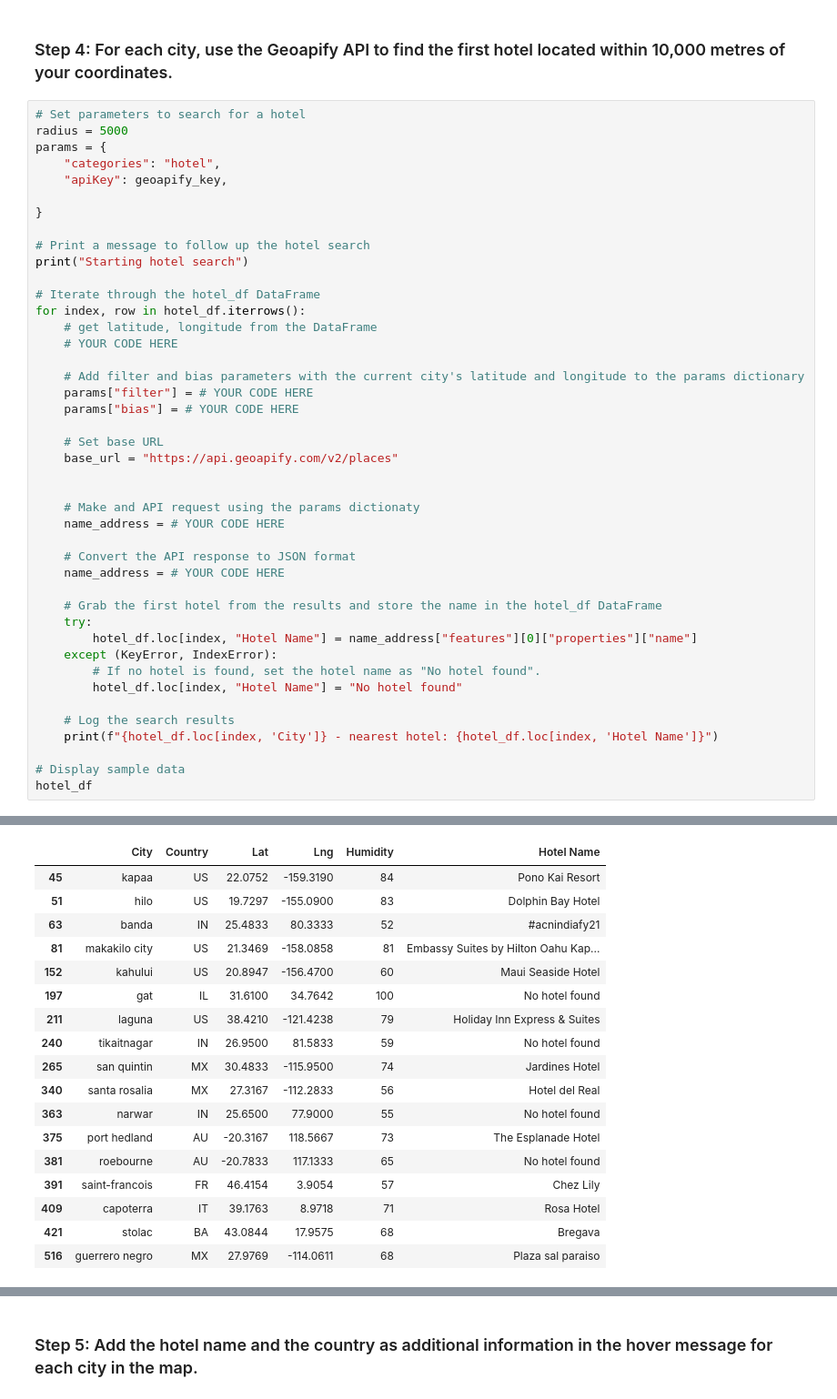
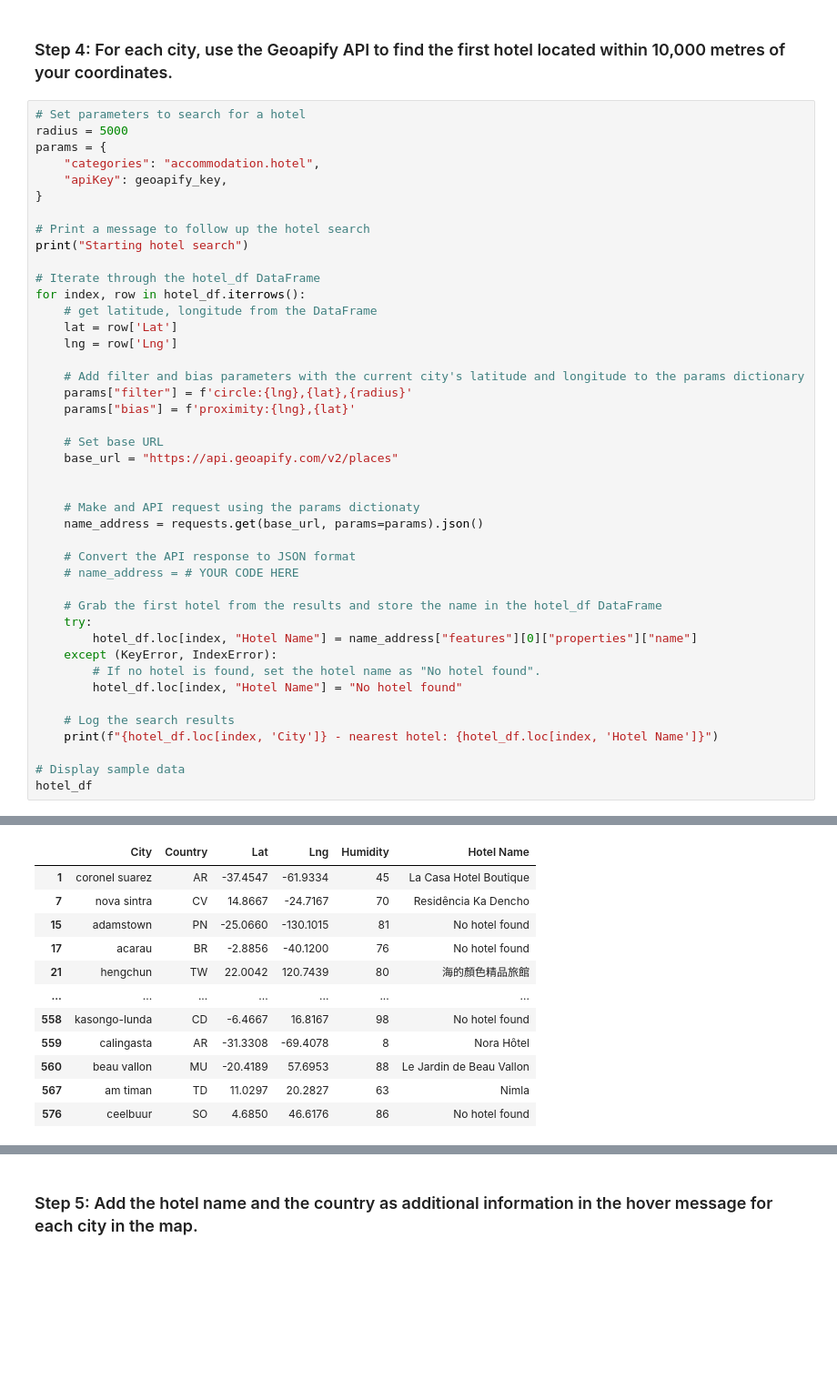
Before and after one commit to Chud-rf/python-api-challenge, a Jupyter notebook: VacationPy.ipynb, the cells around one changed output, grey strips where cells are left out. Shown at 91% size. Cells and saved outputs as stored; diff of their text form; blank space fills up the shorter version.

```diff
--- a/VacationPy.ipynb
+++ b/VacationPy.ipynb
@@ -110,9 +110,8 @@ See the caveats in the documentation: https://pandas.pydata.org/pandas-docs/stab
 # Set parameters to search for a hotel
 radius = 5000
 params = {
-    "categories": "hotel",
+    "categories": "accommodation.hotel",
     "apiKey": geoapify_key,
-
 }
 
 # Print a message to follow up the hotel search
@@ -121,21 +120,22 @@ print("Starting hotel search")
 # Iterate through the hotel_df DataFrame
 for index, row in hotel_df.iterrows():
     # get latitude, longitude from the DataFrame
-    # YOUR CODE HERE
+    lat = row['Lat']
+    lng = row['Lng']
 
     # Add filter and bias parameters with the current city's latitude and longitude to the params dictionary
-    params["filter"] = # YOUR CODE HERE
-    params["bias"] = # YOUR CODE HERE
+    params["filter"] = f'circle:{lng},{lat},{radius}'
+    params["bias"] = f'proximity:{lng},{lat}'
 
     # Set base URL
     base_url = "https://api.geoapify.com/v2/places"
 
 
     # Make and API request using the params dictionaty
-    name_address = # YOUR CODE HERE
+    name_address = requests.get(base_url, params=params).json()
 
     # Convert the API response to JSON format
-    name_address = # YOUR CODE HERE
+    # name_address = # YOUR CODE HERE
 
     # Grab the first hotel from the results and store the name in the hotel_df DataFrame
     try:
@@ -171,18 +170,12 @@ guerrero negro - nearest hotel: Plaza sal paraiso
 |  | City | Country | Lat | Lng | Humidity | Hotel Name |
-| 45 | kapaa | US | 22.0752 | -159.3190 | 84 | Pono Kai Resort |
-| 51 | hilo | US | 19.7297 | -155.0900 | 83 | Dolphin Bay Hotel |
-| 63 | banda | IN | 25.4833 | 80.3333 | 52 | #acnindiafy21 |
-| 81 | makakilo city | US | 21.3469 | -158.0858 | 81 | Embassy Suites by Hilton Oahu Kap... |
-| 152 | kahului | US | 20.8947 | -156.4700 | 60 | Maui Seaside Hotel |
-| 197 | gat | IL | 31.6100 | 34.7642 | 100 | No hotel found |
-| 211 | laguna | US | 38.4210 | -121.4238 | 79 | Holiday Inn Express & Suites |
-| 240 | tikaitnagar | IN | 26.9500 | 81.5833 | 59 | No hotel found |
-| 265 | san quintin | MX | 30.4833 | -115.9500 | 74 | Jardines Hotel |
-| 340 | santa rosalia | MX | 27.3167 | -112.2833 | 56 | Hotel del Real |
-| 363 | narwar | IN | 25.6500 | 77.9000 | 55 | No hotel found |
-| 375 | port hedland | AU | -20.3167 | 118.5667 | 73 | The Esplanade Hotel |
-| 381 | roebourne | AU | -20.7833 | 117.1333 | 65 | No hotel found |
-| 391 | saint-francois | FR | 46.4154 | 3.9054 | 57 | Chez Lily |
-| 409 | capoterra | IT | 39.1763 | 8.9718 | 71 | Rosa Hotel |
-| 421 | stolac | BA | 43.0844 | 17.9575 | 68 | Bregava |
-| 516 | guerrero negro | MX | 27.9769 | -114.0611 | 68 | Plaza sal paraiso |
+| 1 | coronel suarez | AR | -37.4547 | -61.9334 | 45 | La Casa Hotel Boutique |
+| 7 | nova sintra | CV | 14.8667 | -24.7167 | 70 | Residência Ka Dencho |
+| 15 | adamstown | PN | -25.0660 | -130.1015 | 81 | No hotel found |
+| 17 | acarau | BR | -2.8856 | -40.1200 | 76 | No hotel found |
+| 21 | hengchun | TW | 22.0042 | 120.7439 | 80 | 海的顏色精品旅館 |
+| ... | ... | ... | ... | ... | ... | ... |
+| 558 | kasongo-lunda | CD | -6.4667 | 16.8167 | 98 | No hotel found |
+| 559 | calingasta | AR | -31.3308 | -69.4078 | 8 | Nora Hôtel |
+| 560 | beau vallon | MU | -20.4189 | 57.6953 | 88 | Le Jardin de Beau Vallon |
+| 567 | am timan | TD | 11.0297 | 20.2827 | 63 | Nimla |
+| 576 | ceelbuur | SO | 4.6850 | 46.6176 | 86 | No hotel found |
```
Also changed, not shown: parts of 4 cells of this notebook.
